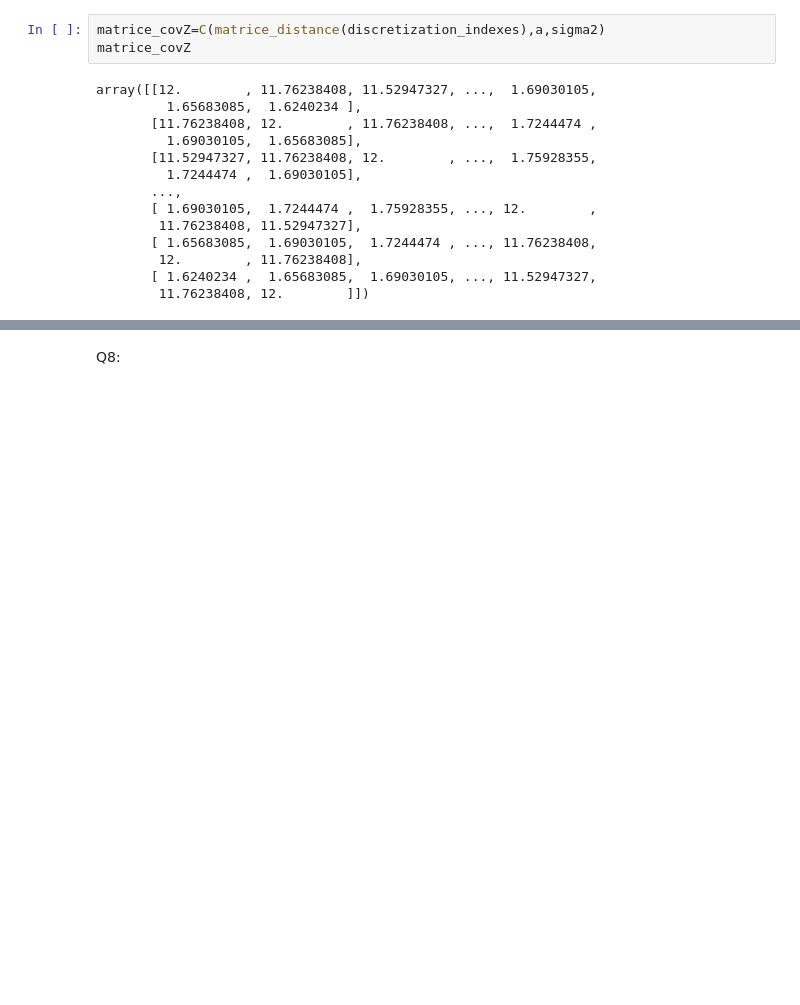
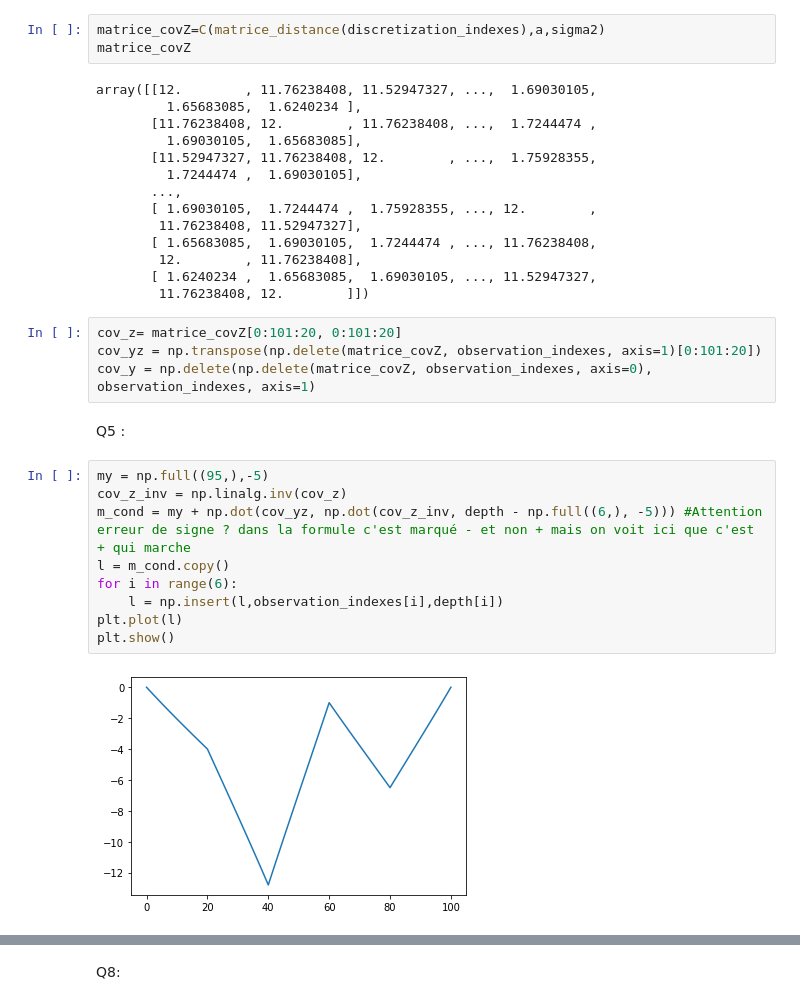
Before and after one commit to florentdup/Projet-maths-info, a Jupyter notebook: projet_cable_sous_marin.ipynb, the cells around one changed output, grey strips where cells are left out. Cells and saved outputs as stored; diff of their text form; blank space fills up the shorter version.

```diff
--- a/projet_cable_sous_marin.ipynb
+++ b/projet_cable_sous_marin.ipynb
@@ -59,3 +66,20 @@ array([[12.        , 11.76238408, 11.52947327, ...,  1.69030105,
         12.        , 11.76238408],
        [ 1.6240234 ,  1.65683085,  1.69030105, ..., 11.52947327,
         11.76238408, 12.        ]])
+# %%
+cov_z= matrice_covZ[0:101:20, 0:101:20]
+cov_yz = np.transpose(np.delete(matrice_covZ, observation_indexes, axis=1)[0:101:20])
+cov_y = np.delete(np.delete(matrice_covZ, observation_indexes, axis=0), observation_indexes, axis=1)
+# %% [markdown]
+Q5 :
+# %%
+my = np.full((95,),-5)
+cov_z_inv = np.linalg.inv(cov_z)
+m_cond = my + np.dot(cov_yz, np.dot(cov_z_inv, depth - np.full((6,), -5))) #Attention erreur de signe ? dans la formule c'est marqué - et non + mais on voit ici que c'est + qui marche
+l = m_cond.copy()
+for i in range(6):
+    l = np.insert(l,observation_indexes[i],depth[i])
+plt.plot(l)
+plt.show()
+# %% [output]
+[figure, added]
```
Also changed, not shown: parts of 8 cells of this notebook.
